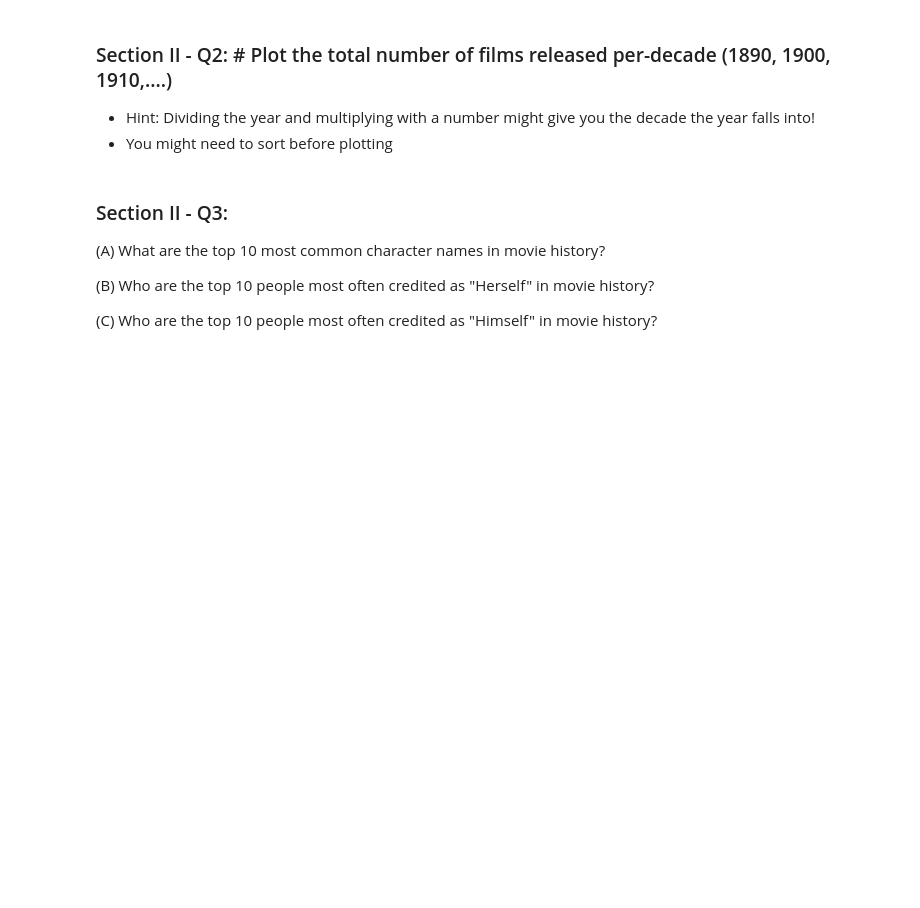
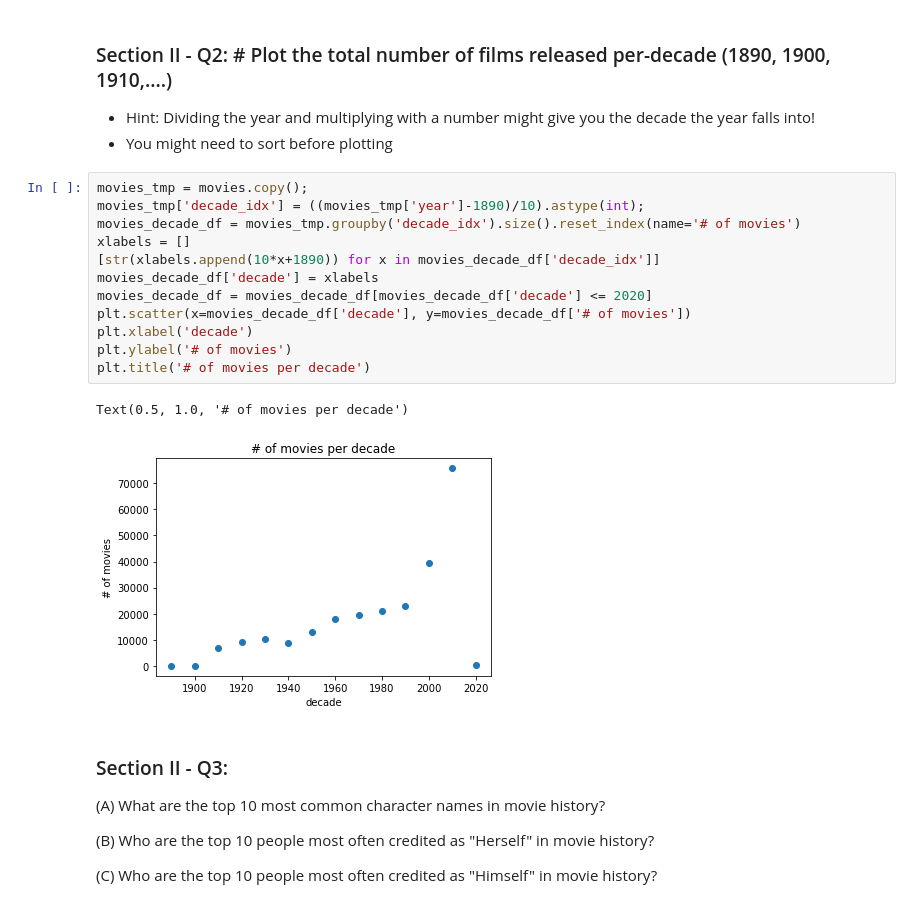
Before and after one commit to zyerusha/mec-mini-projects, a Jupyter notebook: mec-5.3.10-data-wranging-with-pandas-mini-project/Mini_Project_Data_Wrangling_Pandas.ipynb, the cells around one changed output. Drawn from its saved outputs; the diff is of its cells as text; blank space fills up the shorter version.

```diff
--- a/mec-5.3.10-data-wranging-with-pandas-mini-project/Mini_Project_Data_Wrangling_Pandas.ipynb
+++ b/mec-5.3.10-data-wranging-with-pandas-mini-project/Mini_Project_Data_Wrangling_Pandas.ipynb
@@ -345,6 +419,21 @@ top_ten.plot(kind='barh')
 ### Section II - Q2: # Plot the total number of films released per-decade (1890, 1900, 1910,....)
 - Hint: Dividing the year and multiplying with a number might give you the decade the year falls into!
 - You might need to sort before plotting
+# %%
+movies_tmp = movies.copy();
+movies_tmp['decade_idx'] = ((movies_tmp['year']-1890)/10).astype(int);
+movies_decade_df = movies_tmp.groupby('decade_idx').size().reset_index(name='# of movies')
+xlabels = []
+[str(xlabels.append(10*x+1890)) for x in movies_decade_df['decade_idx']]
+movies_decade_df['decade'] = xlabels
+movies_decade_df = movies_decade_df[movies_decade_df['decade'] <= 2020]
+plt.scatter(x=movies_decade_df['decade'], y=movies_decade_df['# of movies'])
+plt.xlabel('decade')
+plt.ylabel('# of movies')
+plt.title('# of movies per decade')
+# %% [output]
+Text(0.5, 1.0, '# of movies per decade')
+[figure, added]
 # %% [markdown]
 ### Section II - Q3:
 
```
Also changed, not shown: parts of 25 cells of this notebook.
